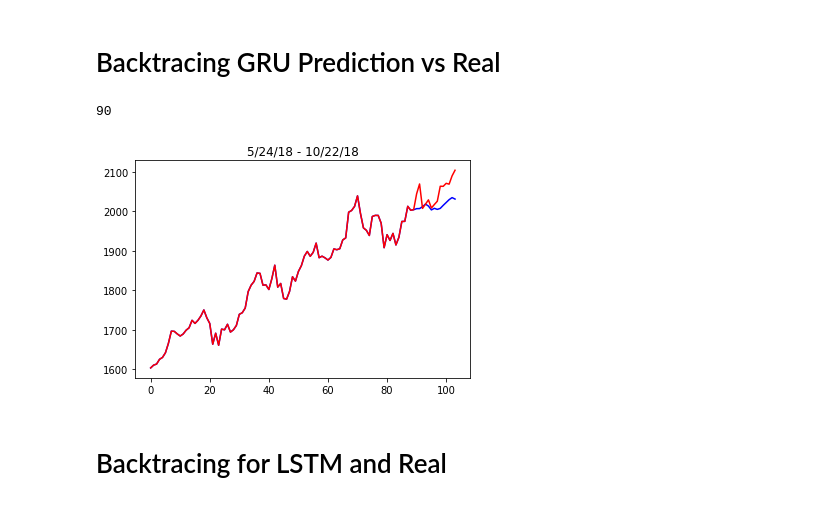
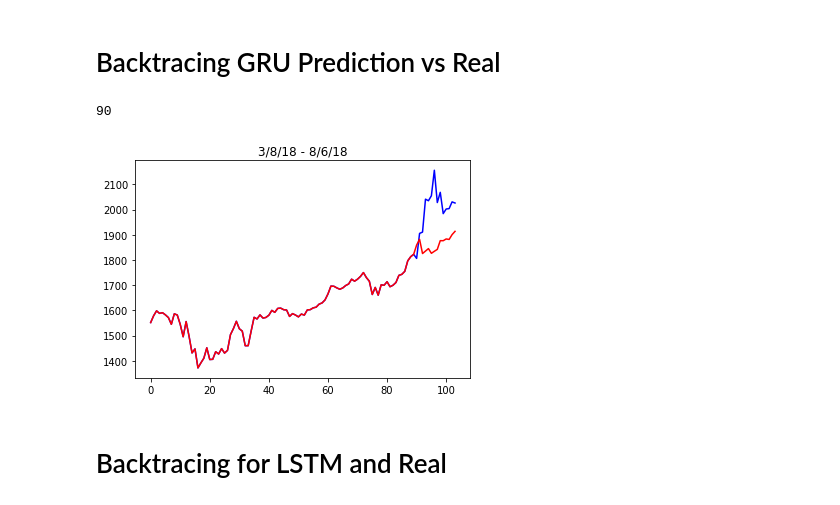
Before and after one commit to l1onh3art88/ml-lab2, a Jupyter notebook: lab7/Lab-7.ipynb, the cells around one changed output. Saved outputs shown, nothing was run; the diff lists cells and outputs as text; code cells hidden in the pictures.

```diff
--- a/lab7/Lab-7.ipynb
+++ b/lab7/Lab-7.ipynb
@@ -178,7 +179,7 @@ for train_index, test_index in kfold.split(xtime, ytarget):
     y_train = y_train.reshape(y_train.shape[0],14,1)
     y_test= y_test.reshape(y_test.shape[0],14,1)
 
-    historiesLSTM.append(model.fit(x_train, y_train, validation_data=(x_test,y_test), epochs=5, verbose=1))
+    historiesLSTM.append(model.fit(x_train, y_train, validation_data=(x_test,y_test), epochs=1000, verbose=1))
     lstmModels.append(model)
     k += 1
 #     score = model.score(x_train[test_index], y_train[test_index])
@@ -239,10 +240,11 @@ for i,history in enumerate(historiesLSTM):
 # GRU
 # %%
 from keras.layers import LSTM, Lambda, Dropout,GRU
+from keras import optimizers
+from sklearn.model_selection import KFold
 
 
-
-kfold = KFold(n_splits=10, shuffle=False, random_state=None)
+kfold = KFold(n_splits=10, shuffle=True, random_state=None)
 # fit model
 historiesGRU = []
 # scores = []
@@ -257,6 +259,7 @@ for train_index, test_index in kfold.split(xtime, ytarget):
     gru.add(Dense(1))
 
     gru.summary()
+#     adm = optimizers.Adam(lr=0.001, beta_1=0.9, beta_2=0.999, amsgrad=False)
     gru.compile(optimizer='adam', loss='mse')
     print("Fold: ", k)
     x_train, x_test = xtime[train_index], xtime[test_index]
@@ -264,7 +267,7 @@ for train_index, test_index in kfold.split(xtime, ytarget):
     y_train = y_train.reshape(y_train.shape[0],14,1)
     y_test= y_test.reshape(y_test.shape[0],14,1)
 
-    historiesGRU.append(gru.fit(x_train, y_train, validation_data=(x_test,y_test), epochs=5, verbose=1))
+    historiesGRU.append(gru.fit(x_train, y_train, validation_data=(x_test,y_test), epochs=1000, verbose=1))
     gruModels.append(gru)
     k += 1
 # %% [output]
@@ -430,38 +433,37 @@ Backtracing is a useful technique to visualize the results of our predictions on
 # %% [markdown]
 # Backtracing GRU Prediction vs Real
 # %%
-base = 1274
-timeplus = 231
-
-yhat = gruModels[9].predict(xtime[base +timeplus][np.newaxis,:,:])
+base = 1400
+timeplus = 51
+yhat = gruModels[5].predict(xtime[base +timeplus][np.newaxis,:,:])
 
 # print(yhat[0] - y_test[0])
 backtesting = og[base-90+timeplus:base+timeplus]
 print(len(backtesting))
 yhatBack=og[base-1+timeplus]
 ytestBack = og[base-1+timeplus]
 ytest_backtesting=og[base-90+timeplus:base+timeplus]
 
 for i,val in enumerate(yhat[0].ravel()):
 #     print(yhatBack)
     yhatBack = yhatBack * (1+val)
 
     backtesting.append(yhatBack)
 
 for i,val in enumerate(y_test[0].ravel()):
 #     print(ytestBack)
     ytestBack = ytestBack * (1+val)
 
     ytest_backtesting.append(ytestBack)
 xbacktest= [x for x in range(0,104)]
 plt.plot(xbacktest,backtesting,'b-')
 plt.plot(xbacktest,ytest_backtesting,'r-')
 plt.title("{} - {}".format(ogdates[base-90+timeplus],ogdates[base+14+timeplus]))
 
 plt.show()
 # %% [output]
 90
-[figure, old version]
+[figure, new version]
 # %% [markdown]
 # Backtracing for LSTM and Real
 # %%
```
Also changed, not shown: parts of 6 cells of this notebook.
